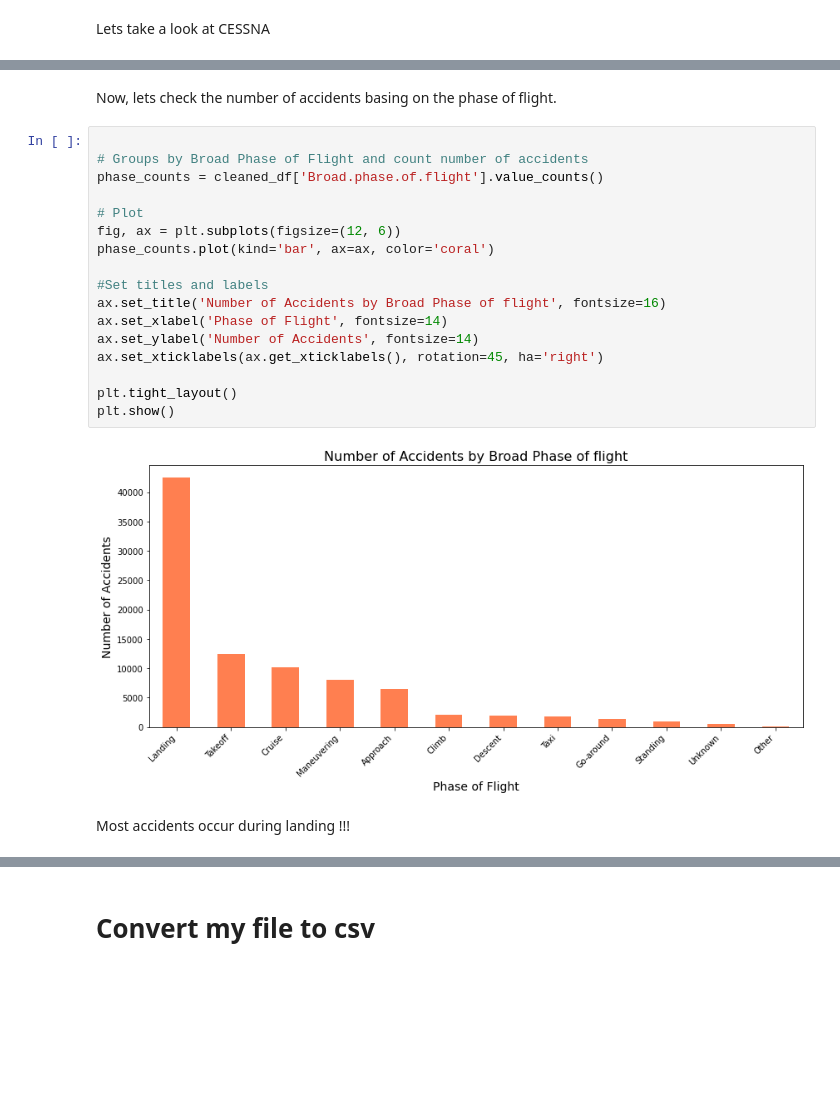
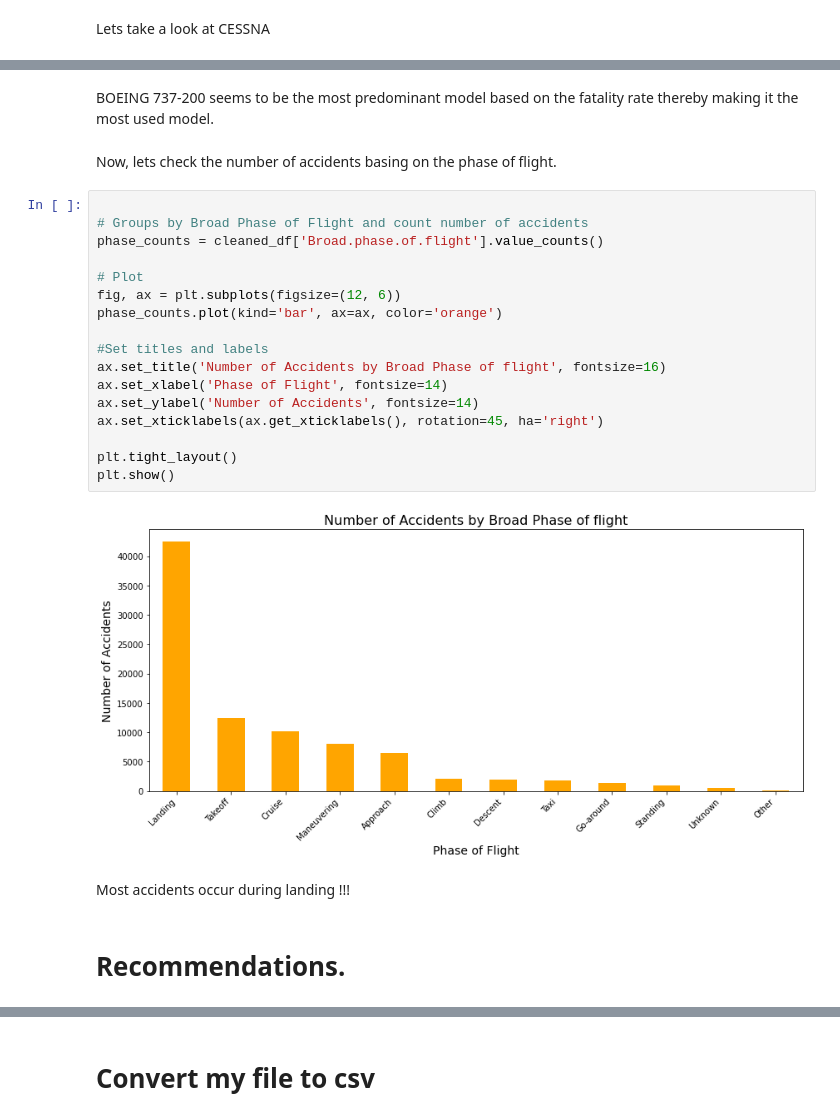
Before and after one commit to Sydney-Were/PhaseOne-Project, a Jupyter notebook: index.ipynb, the cells around one changed output, grey strips where cells are left out. Saved outputs shown, nothing was run; the diff lists cells and outputs as text; blank space fills up the shorter version.

```diff
--- a/index.ipynb
+++ b/index.ipynb
@@ -424,23 +456,27 @@ plt.show()
+# %% [markdown]
+BOEING 737-200 seems to be the most predominant model based on the fatality rate thereby making it the most used model.
 # %% [markdown]
 Now, lets check the number of accidents basing on the phase of flight.
 # %%
 
 # Groups by Broad Phase of Flight and count number of accidents
 phase_counts = cleaned_df['Broad.phase.of.flight'].value_counts()
 
 # Plot
 fig, ax = plt.subplots(figsize=(12, 6))
-phase_counts.plot(kind='bar', ax=ax, color='coral')
+phase_counts.plot(kind='bar', ax=ax, color='orange')
 
 #Set titles and labels
 ax.set_title('Number of Accidents by Broad Phase of flight', fontsize=16)
 ax.set_xlabel('Phase of Flight', fontsize=14)
 ax.set_ylabel('Number of Accidents', fontsize=14)
 ax.set_xticklabels(ax.get_xticklabels(), rotation=45, ha='right')
 
 plt.tight_layout()
 plt.show()
 # %% [output]
-[figure, old version]
+[figure, new version]
 # %% [markdown]
 Most accidents occur during landing !!!
+# %% [markdown]
+# Recommendations.
```
Also changed, not shown: parts of 8 cells of this notebook, 1 other file.
